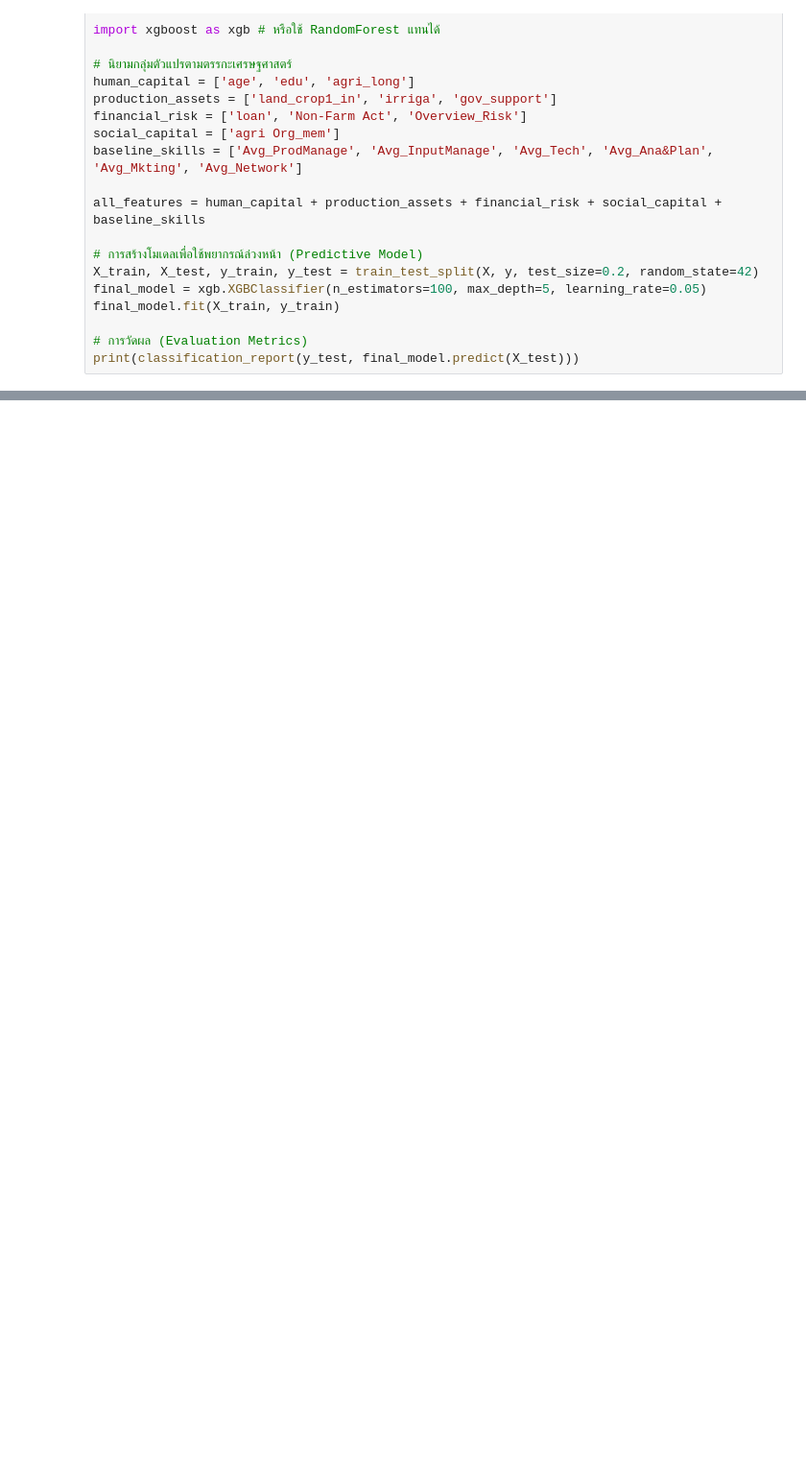
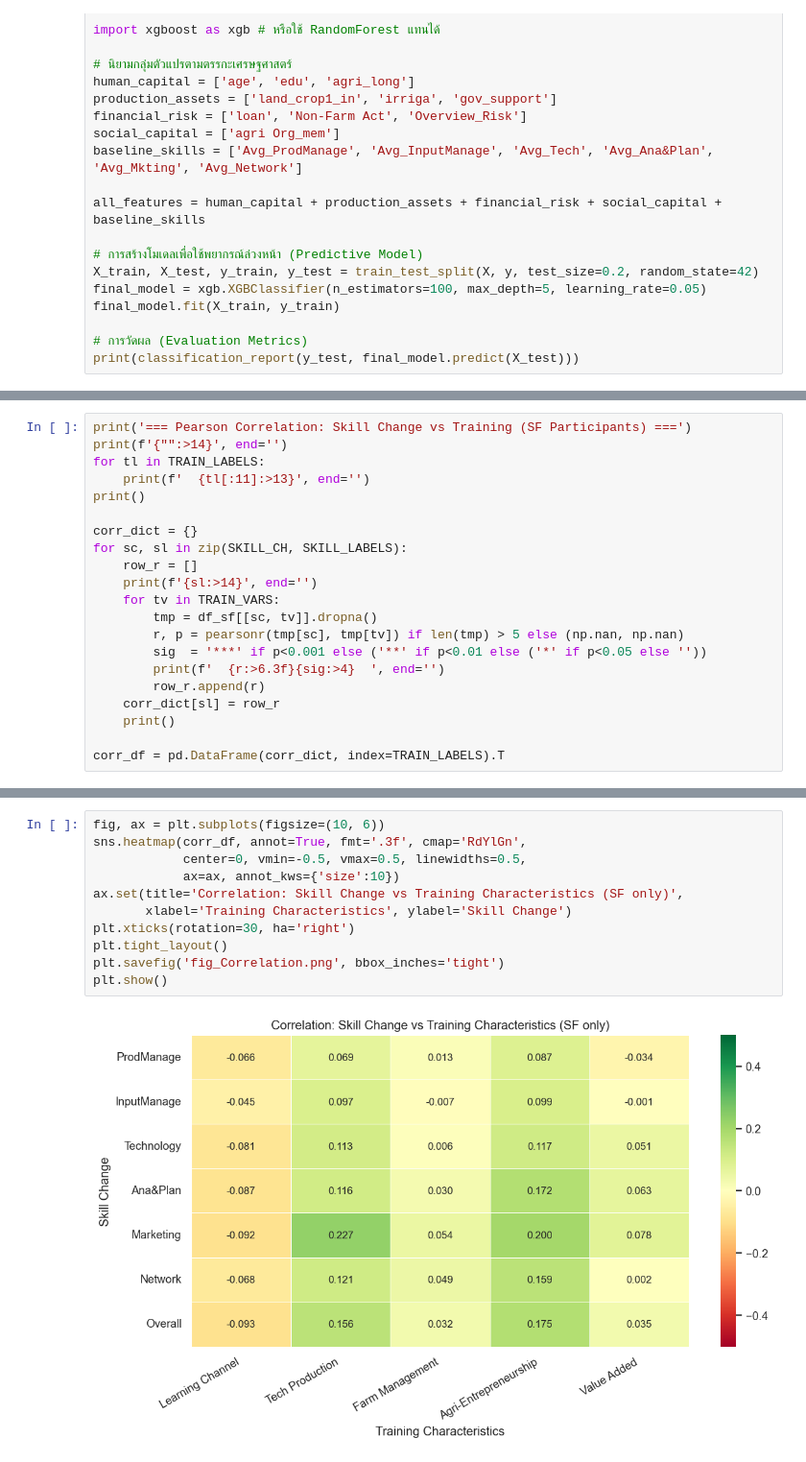
Before and after one commit to nagasu529/MLDataAnalytics, a Jupyter notebook: PRCI/DataAnalysis.ipynb, the cells around one changed output, grey strips where cells are left out. Shown at 96% size. Drawn from its saved outputs; the diff is of its cells as text; blank space fills up the shorter version.

```diff
--- a/PRCI/DataAnalysis.ipynb
+++ b/PRCI/DataAnalysis.ipynb
@@ -152,0 +338,21 @@ print(classification_report(y_test, final_model.predict(X_test)))
+# %%
+print('=== Pearson Correlation: Skill Change vs Training (SF Participants) ===')
+print(f'{"":>14}', end='')
+for tl in TRAIN_LABELS:
+    print(f'  {tl[:11]:>13}', end='')
+print()
+
+corr_dict = {}
+for sc, sl in zip(SKILL_CH, SKILL_LABELS):
+    row_r = []
+    print(f'{sl:>14}', end='')
+    for tv in TRAIN_VARS:
+        tmp = df_sf[[sc, tv]].dropna()
+        r, p = pearsonr(tmp[sc], tmp[tv]) if len(tmp) > 5 else (np.nan, np.nan)
+        sig  = '***' if p<0.001 else ('**' if p<0.01 else ('*' if p<0.05 else ''))
+        print(f'  {r:>6.3f}{sig:>4}  ', end='')
+        row_r.append(r)
+    corr_dict[sl] = row_r
+    print()
+
+corr_df = pd.DataFrame(corr_dict, index=TRAIN_LABELS).T
@@ -152,0 +369,13 @@ print(classification_report(y_test, final_model.predict(X_test)))
+# %%
+fig, ax = plt.subplots(figsize=(10, 6))
+sns.heatmap(corr_df, annot=True, fmt='.3f', cmap='RdYlGn',
+            center=0, vmin=-0.5, vmax=0.5, linewidths=0.5,
+            ax=ax, annot_kws={'size':10})
+ax.set(title='Correlation: Skill Change vs Training Characteristics (SF only)',
+       xlabel='Training Characteristics', ylabel='Skill Change')
+plt.xticks(rotation=30, ha='right')
+plt.tight_layout()
+plt.savefig('fig_Correlation.png', bbox_inches='tight')
+plt.show()
+# %% [output]
+[figure, added]
```
Also changed, not shown: parts of 42 cells of this notebook, 12 other files.
